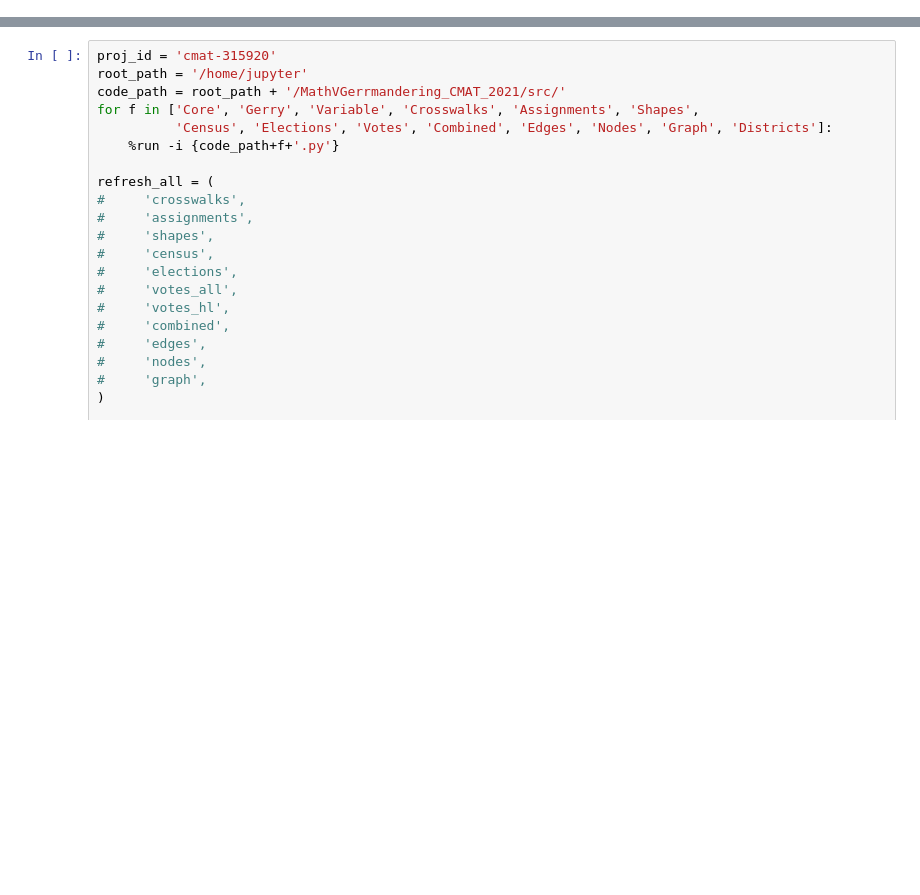
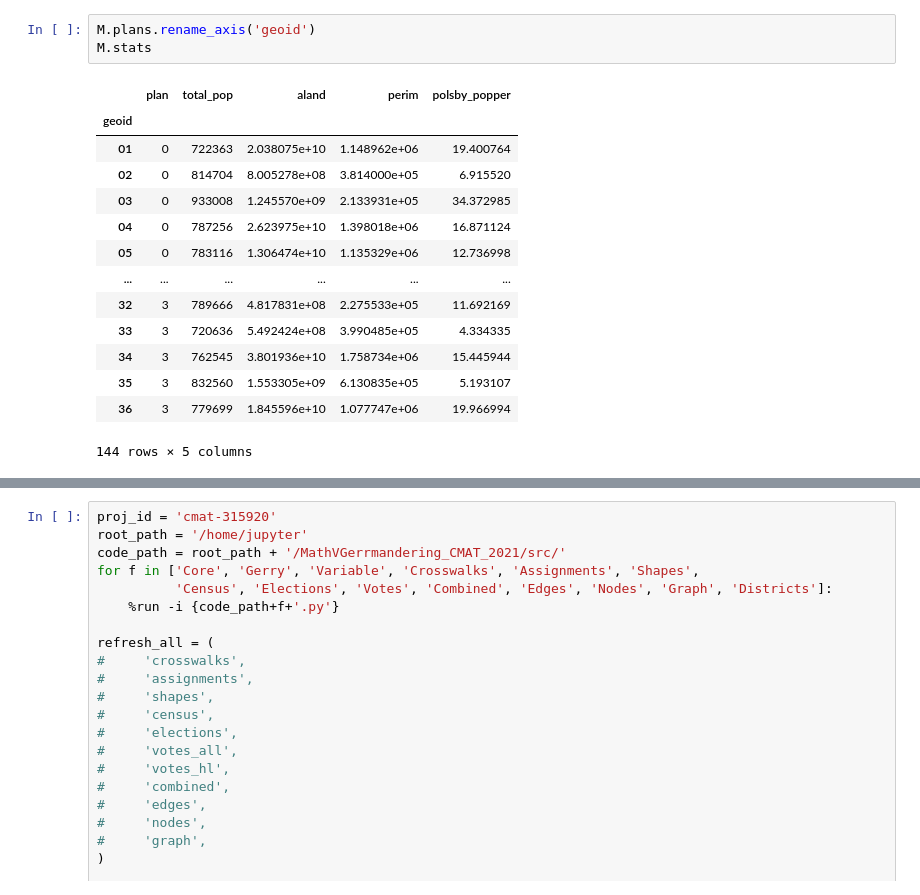
Before and after one commit to Tarleton-Math/MathVGerrmandering_CMAT_2021, a Jupyter notebook: redistricter.ipynb, the cells around one changed output, grey strips where cells are left out. Drawn from its saved outputs; the diff is of its cells as text; blank space fills up the shorter version.

```diff
--- a/redistricter.ipynb
+++ b/redistricter.ipynb
@@ -0,0 +289,18 @@
+# %%
+M.plans.rename_axis('geoid')
+M.stats
+# %% [output]
+|  | plan | total_pop | aland | perim | polsby_popper |
+| geoid |  |  |  |  |  |
+| 01 | 0 | 722363 | 2.038075e+10 | 1.148962e+06 | 19.400764 |
+| 02 | 0 | 814704 | 8.005278e+08 | 3.814000e+05 | 6.915520 |
+| 03 | 0 | 933008 | 1.245570e+09 | 2.133931e+05 | 34.372985 |
+| 04 | 0 | 787256 | 2.623975e+10 | 1.398018e+06 | 16.871124 |
+| 05 | 0 | 783116 | 1.306474e+10 | 1.135329e+06 | 12.736998 |
+| ... | ... | ... | ... | ... | ... |
+| 32 | 3 | 789666 | 4.817831e+08 | 2.275533e+05 | 11.692169 |
+| 33 | 3 | 720636 | 5.492424e+08 | 3.990485e+05 | 4.334335 |
+| 34 | 3 | 762545 | 3.801936e+10 | 1.758734e+06 | 15.445944 |
+| 35 | 3 | 832560 | 1.553305e+09 | 6.130835e+05 | 5.193107 |
+| 36 | 3 | 779699 | 1.845596e+10 | 1.077747e+06 | 19.966994 |
+144 rows × 5 columns
```
Also changed, not shown: parts of 42 cells of this notebook, 18 other files.
